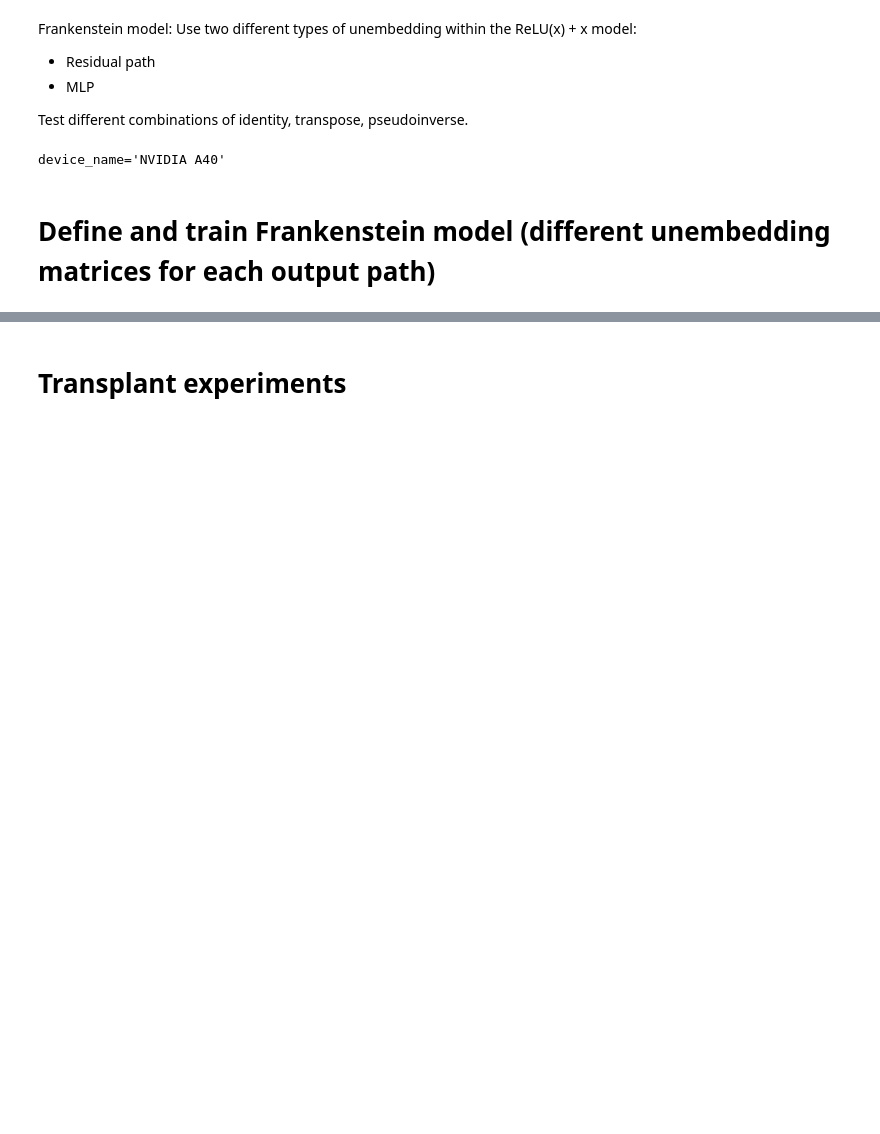
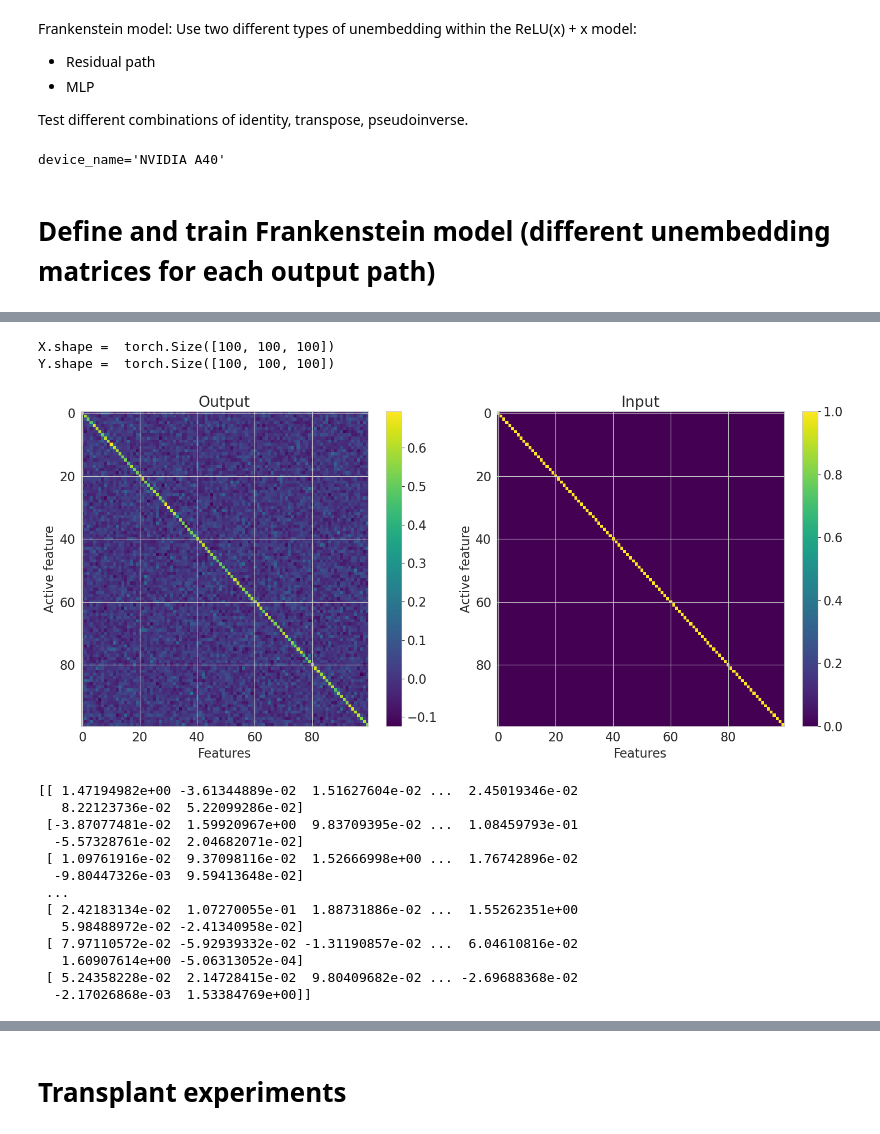
Before and after one commit to Stefan-Heimersheim/toy-model-of-computation-in-superposition, a Jupyter notebook: notebooks/frankenstein_model.ipynb, the cells around one changed output, grey strips where cells are left out. Drawn from its saved outputs; the diff is of its cells as text; code cells hidden in the pictures; blank space fills up the shorter version.

```diff
--- a/notebooks/frankenstein_model.ipynb
+++ b/notebooks/frankenstein_model.ipynb
@@ -199,7 +199,7 @@ class Cis(nn.Module):
                 y = y1 + y2
             else:
                 y = einsum(y1, self.Wu_p, "batch inst emb, inst feat emb -> batch inst feat")
-        return y d
+        return y
 
     def gen_batch_reluPlusX (self, batch_sz: int, sparsity: float | Float[t.Tensor, "inst feat"]) -> (
         tuple[Float[t.Tensor, "batch inst feat"], Float[t.Tensor, "batch inst feat"]]
@@ -557,0 +802,7 @@ plt.show()
+# %%
+# Choose a model to train and explore characteristics
+"""Select the model configuration"""
+model_cfg = reluPlusX_res_embed_cfg
+
+"""Select the feature probability of the training input."""
+feat_sparsity = 0.99
@@ -557,0 +843,67 @@ plt.show()
+# %%
+"""Plot spectrum output plots"""
+
+vals = t.linspace(-1, 1, 100, device=device)  # input values
+active_feat_value_idx = 99
+
+n_feat, n_vals = model.cfg.n_feat, len(vals)
+# input `X` will be: active_feature_idx X values X full_feature_vector
+X = t.zeros(n_feat, n_vals, n_feat, device=device)
+feat_idx = t.arange(n_feat, device=device).unsqueeze(1).expand(n_feat, n_vals)
+val_idx = t.arange(n_vals, device=device).unsqueeze(0).expand(n_feat, n_vals)
+X[feat_idx, val_idx, feat_idx] = vals.unsqueeze(0).expand(n_feat, n_vals)
+# reshape for batch input
+X = rearrange(X, "active_feat val feat_vec -> (active_feat val) 1 feat_vec")
+Y = model.forward(X)
+    # reshape for plotting by feature
+Y = rearrange(
+   Y,
+   "(active_feat val) 1 feat_vec -> active_feat val feat_vec",
+    active_feat=n_feat,
+   val=n_vals
+)
+X = rearrange(X,
+   "(active_feat val) 1 feat_vec -> active_feat val feat_vec",
+    active_feat=n_feat,
+   val=n_vals)
+print("X.shape = ", X.shape)
+print("Y.shape = ", Y.shape)
+output= Y[:,active_feat_value_idx,:].cpu().detach().numpy()
+input = X[:,active_feat_value_idx,:].cpu().detach().numpy()
+
+fig,axs = plt.subplots(1, 2, figsize=(15, 7))
+im0 = axs[0].imshow(output-input, aspect='auto', cmap='viridis')
+fig.colorbar(im0, ax=axs[0])
+axs[0].set_title("Output")
+axs[0].set_xlabel("Features")
+axs[0].set_ylabel("Active feature")
+
+im1 = axs[1].imshow(input, aspect='auto', cmap='viridis')
+fig.colorbar(im1, ax=axs[1])
+axs[1].set_title("Input")
+axs[1].set_xlabel("Features")
+axs[1].set_ylabel("Active feature")
+#fig.title(f"{model.cfg.name} trained at featProb = {feat_prob:.2f}:\n output heatmap")
+plt.tight_layout()
+filename = f"/workspace/{model.cfg.name}_S{feat_prob:.2f}_output_heatmap.png"
+plt.savefig(filename, dpi=300)
+plt.show()
+
+print(Y[:,active_feat_value_idx,:].cpu().detach().numpy())
+# %% [output]
+X.shape =  torch.Size([100, 100, 100])
+Y.shape =  torch.Size([100, 100, 100])
+[figure, added]
+[[ 1.47194982e+00 -3.61344889e-02  1.51627604e-02 ...  2.45019346e-02
+   8.22123736e-02  5.22099286e-02]
+ [-3.87077481e-02  1.59920967e+00  9.83709395e-02 ...  1.08459793e-01
+  -5.57328761e-02  2.04682071e-02]
+ [ 1.09761916e-02  9.37098116e-02  1.52666998e+00 ...  1.76742896e-02
+  -9.80447326e-03  9.59413648e-02]
+ ...
+ [ 2.42183134e-02  1.07270055e-01  1.88731886e-02 ...  1.55262351e+00
+   5.98488972e-02 -2.41340958e-02]
+ [ 7.97110572e-02 -5.92939332e-02 -1.31190857e-02 ...  6.04610816e-02
+   1.60907614e+00 -5.06313052e-04]
+ [ 5.24358228e-02  2.14728415e-02  9.80409682e-02 ... -2.69688368e-02
+  -2.17026868e-03  1.53384769e+00]]
```
Also changed, not shown: parts of 13 cells of this notebook.
